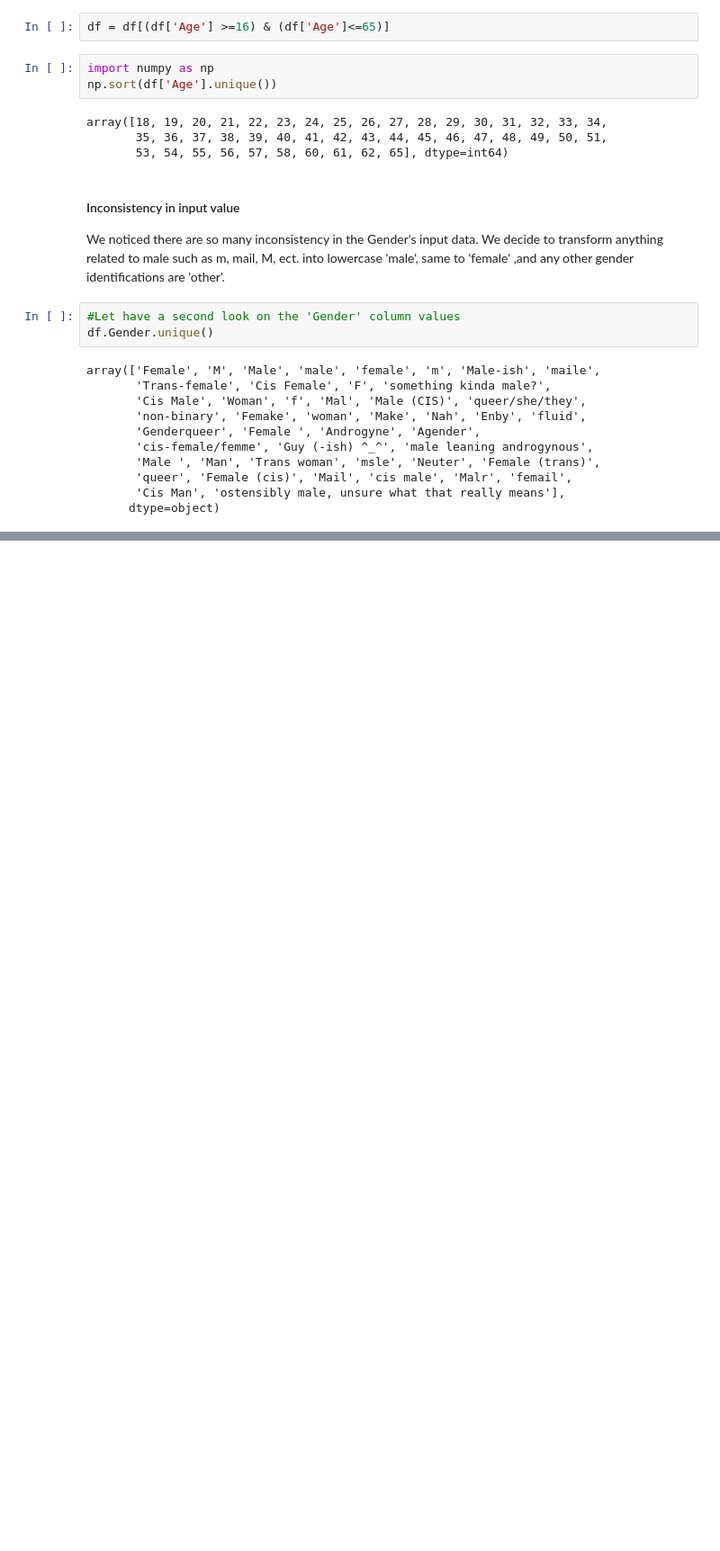
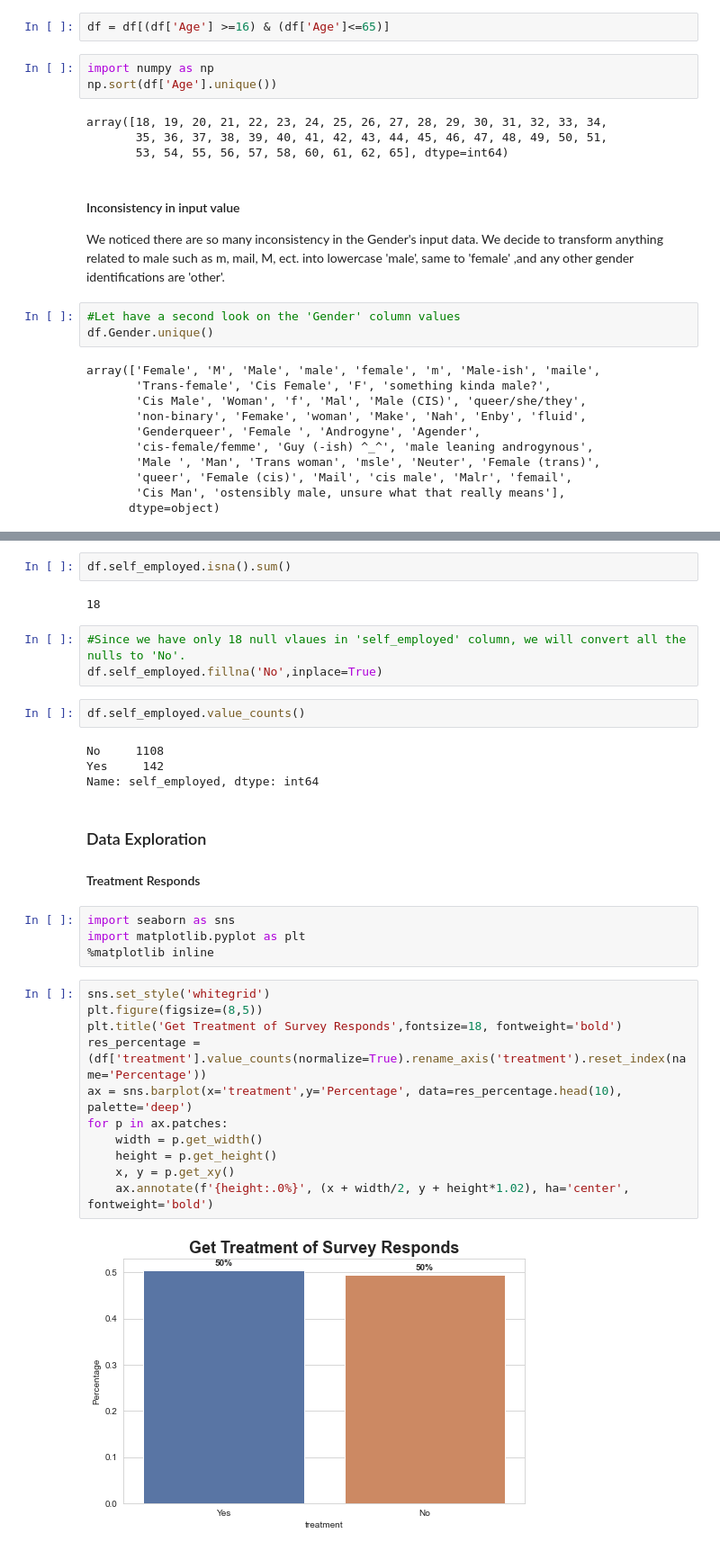
Before and after one commit to mexudi/Analysis-Mental-Health-in-Tech-Workplace, a Jupyter notebook: Data Analysis Project.ipynb, the cells around one changed output, grey strips where cells are left out. Shown at 90% size. Drawn from its saved outputs; the diff is of its cells as text; blank space fills up the shorter version.

Commit message:
Add Treatment Responds Cahrt

```diff
--- a/Data Analysis Project.ipynb
+++ b/Data Analysis Project.ipynb
@@ -430,0 +418,33 @@ Name: self_employed, dtype: int64
+# %%
+df.self_employed.isna().sum()
+# %% [output]
+18
+# %%
+#Since we have only 18 null vlaues in 'self_employed' column, we will convert all the nulls to 'No'.
+df.self_employed.fillna('No',inplace=True)
+# %%
+df.self_employed.value_counts()
+# %% [output]
+No     1108
+Yes     142
+Name: self_employed, dtype: int64
+# %% [markdown]
+### Data Exploration
+#### Treatment Responds
+# %%
+import seaborn as sns
+import matplotlib.pyplot as plt
+%matplotlib inline
+# %%
+sns.set_style('whitegrid')
+plt.figure(figsize=(8,5))
+plt.title('Get Treatment of Survey Responds',fontsize=18, fontweight='bold')
+res_percentage = (df['treatment'].value_counts(normalize=True).rename_axis('treatment').reset_index(name='Percentage'))
+ax = sns.barplot(x='treatment',y='Percentage', data=res_percentage.head(10), palette='deep')
+for p in ax.patches:
+    width = p.get_width()
+    height = p.get_height()
+    x, y = p.get_xy()
+    ax.annotate(f'{height:.0%}', (x + width/2, y + height*1.02), ha='center', fontweight='bold')
+# %% [output]
+[figure, added]
```
Also changed, not shown: parts of 37 cells of this notebook.
